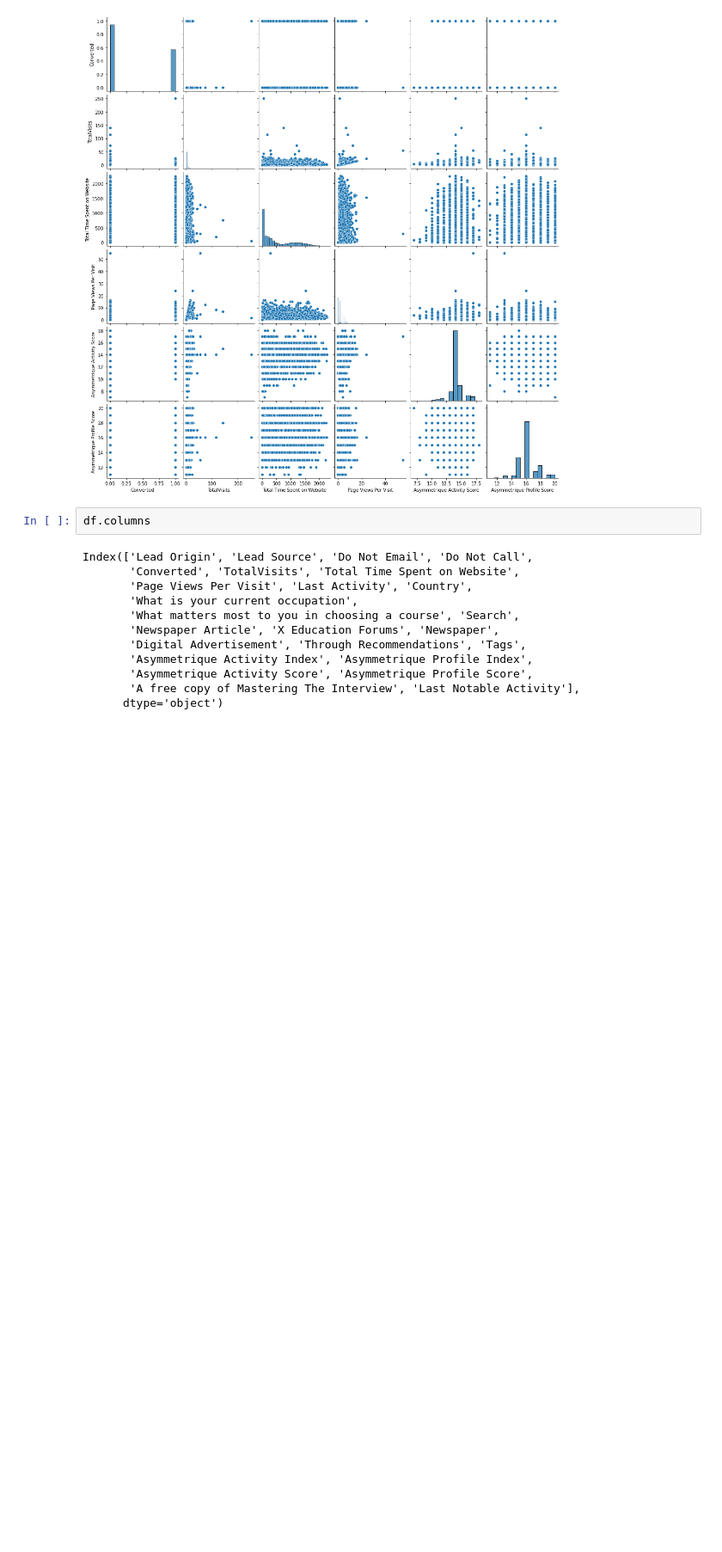
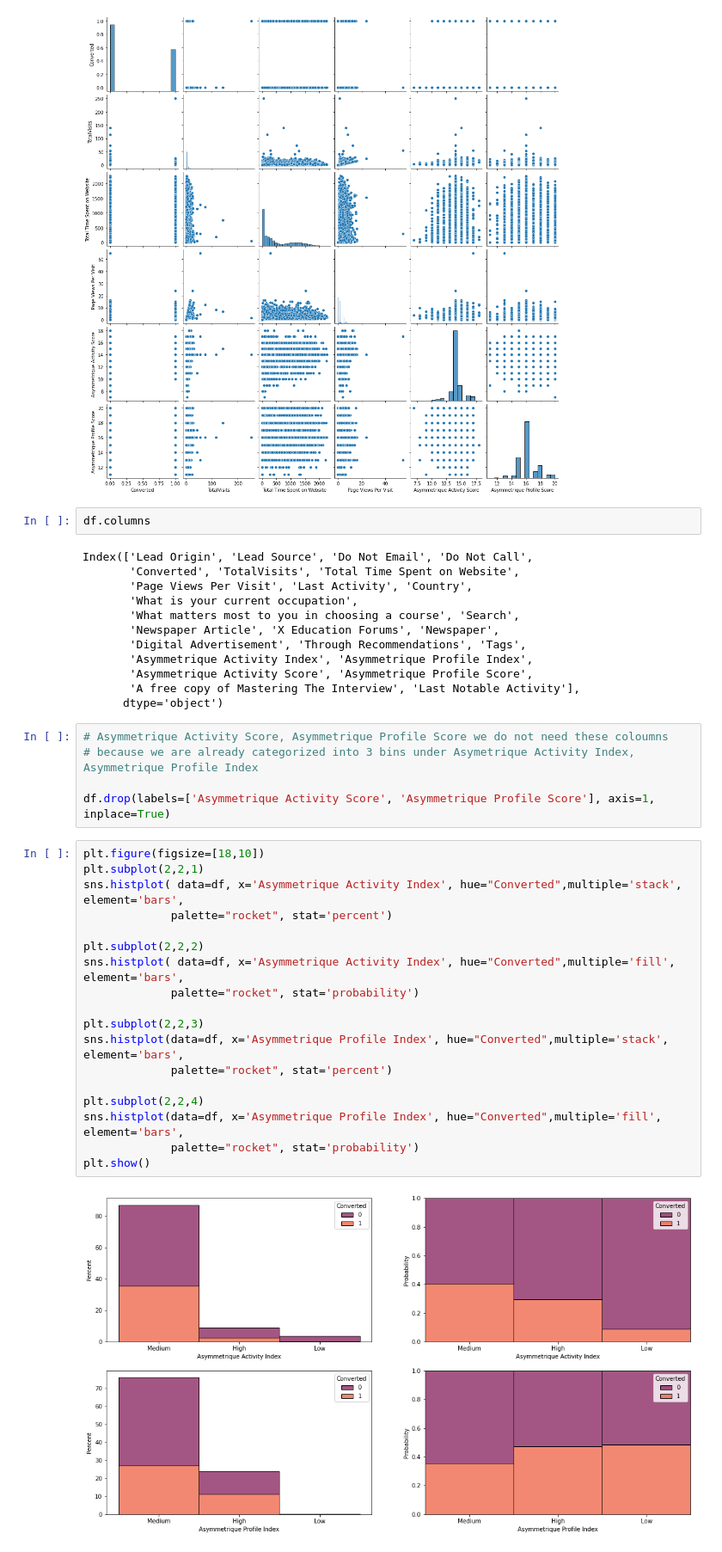
Before and after one commit to ted-198/Upgrad-Case-Study-Logestic-Regression, a Jupyter notebook: Logistic regression case study.ipynb, the cells around one changed output. Shown at 86% size. Saved outputs shown, nothing was run; the diff lists cells and outputs as text; blank space fills up the shorter version.

```diff
--- a/Logistic regression case study.ipynb
+++ b/Logistic regression case study.ipynb
@@ -659,3 +664,28 @@ Index(['Lead Origin', 'Lead Source', 'Do Not Email', 'Do Not Call',
        'Asymmetrique Activity Score', 'Asymmetrique Profile Score',
        'A free copy of Mastering The Interview', 'Last Notable Activity'],
       dtype='object')
+# %%
+# Asymmetrique Activity Score, Asymmetrique Profile Score we do not need these coloumns
+# because we are already categorized into 3 bins under Asymetrique Activity Index, Asymmetrique Profile Index
+
+df.drop(labels=['Asymmetrique Activity Score', 'Asymmetrique Profile Score'], axis=1, inplace=True)
+# %%
+plt.figure(figsize=[18,10])
+plt.subplot(2,2,1)
+sns.histplot( data=df, x='Asymmetrique Activity Index', hue="Converted",multiple='stack', element='bars',
+             palette="rocket", stat='percent')
+
+plt.subplot(2,2,2)
+sns.histplot( data=df, x='Asymmetrique Activity Index', hue="Converted",multiple='fill', element='bars',
+             palette="rocket", stat='probability')
+
+plt.subplot(2,2,3)
+sns.histplot(data=df, x='Asymmetrique Profile Index', hue="Converted",multiple='stack', element='bars',
+             palette="rocket", stat='percent')
+
+plt.subplot(2,2,4)
+sns.histplot(data=df, x='Asymmetrique Profile Index', hue="Converted",multiple='fill', element='bars',
+             palette="rocket", stat='probability')
+plt.show()
+# %% [output]
+[figure, added]
```
Also changed, not shown: parts of 37 cells of this notebook.
